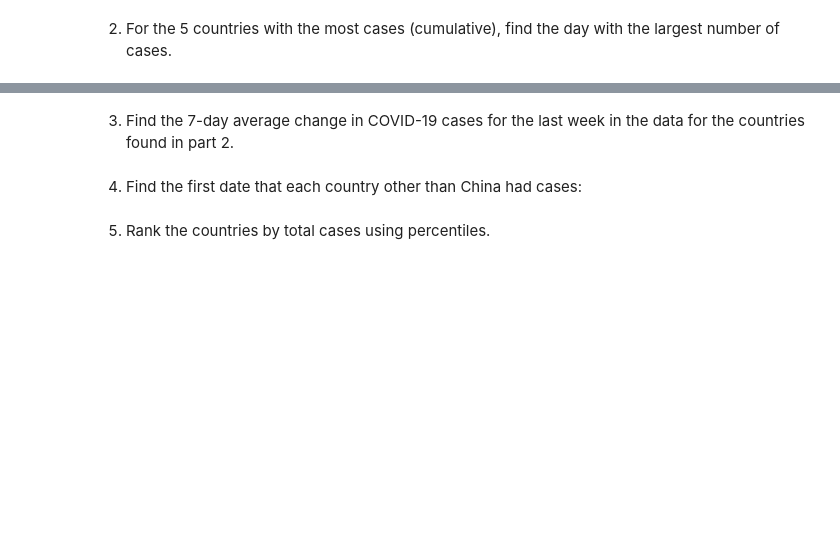
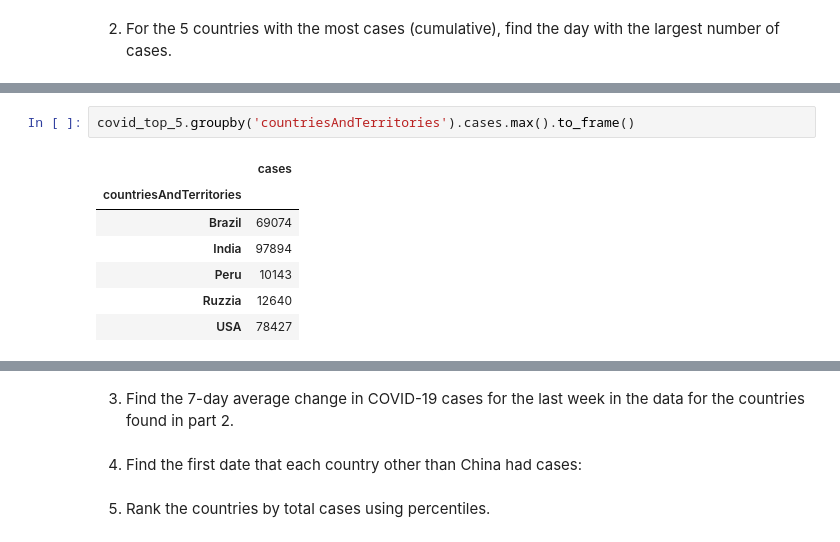
Before and after one commit to nadia-paz/ds-learning, a Jupyter notebook: data_analysis_pandas/09_exercises.ipynb, the cells around one changed output, grey strips where cells are left out. Saved outputs shown, nothing was run; the diff lists cells and outputs as text; blank space fills up the shorter version.

```diff
--- a/data_analysis_pandas/09_exercises.ipynb
+++ b/data_analysis_pandas/09_exercises.ipynb
@@ -732,0 +799,10 @@ covid.rename({'United_States_of_America':'USA',
+# %%
+covid_top_5.groupby('countriesAndTerritories').cases.max().to_frame()
+# %% [output]
+|  | cases |
+| countriesAndTerritories |  |
+| Brazil | 69074 |
+| India | 97894 |
+| Peru | 10143 |
+| Ruzzia | 12640 |
+| USA | 78427 |
```
Also changed, not shown: parts of 13 cells of this notebook.
